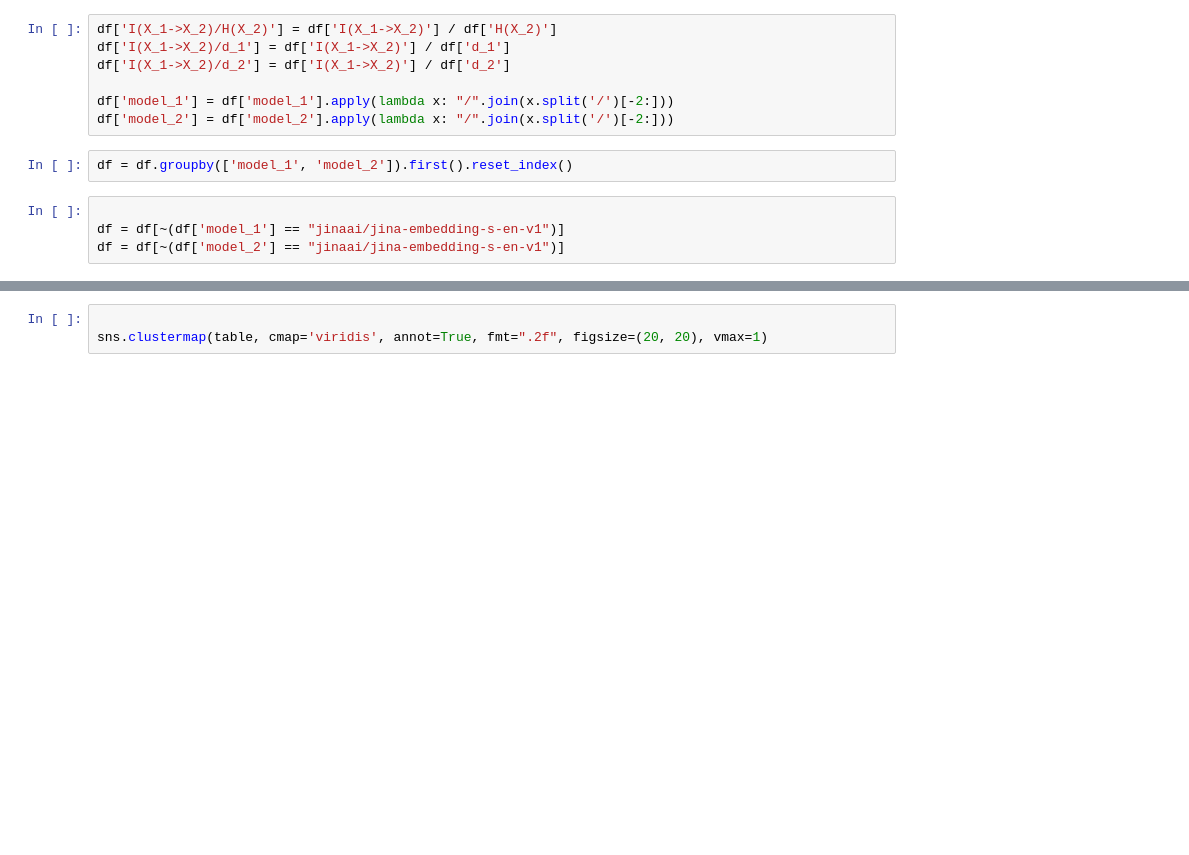
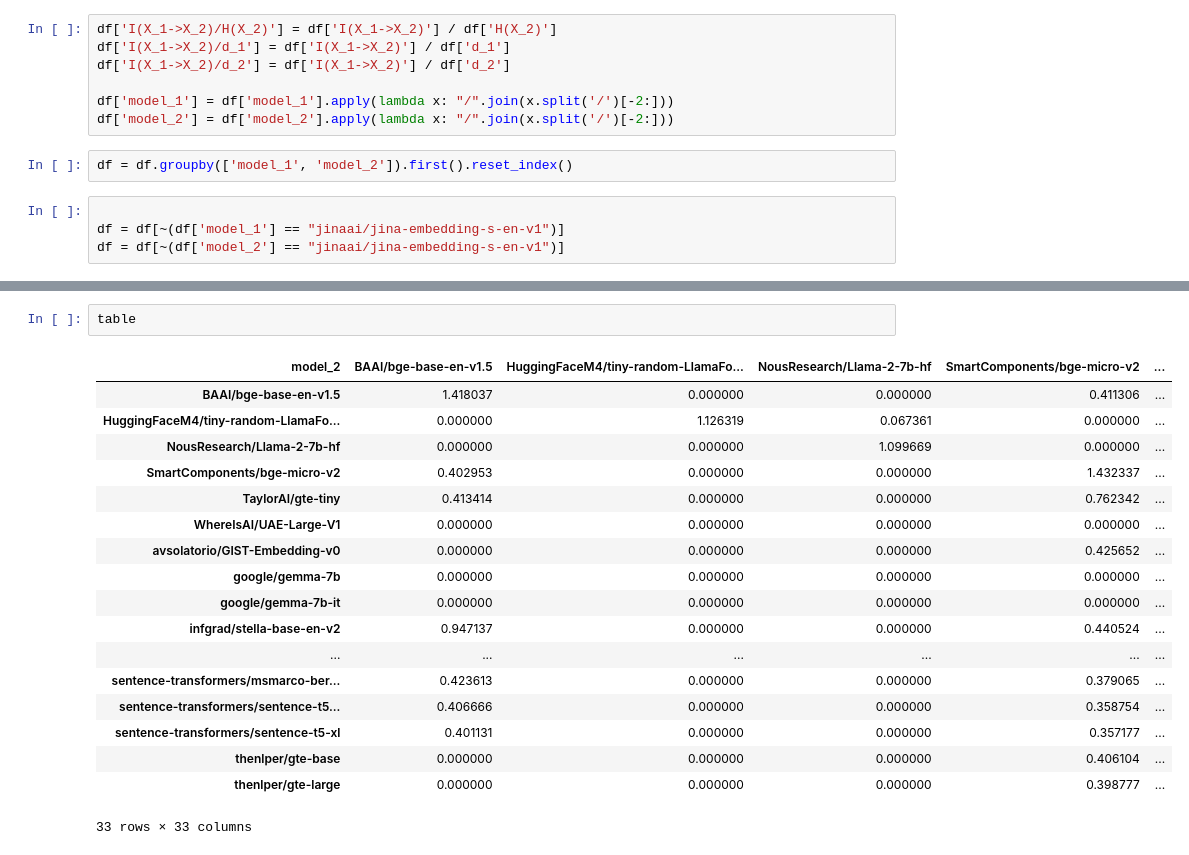
Before and after one commit to ills-montreal/emir, a Jupyter notebook: nlp_embeddings/analysis/Cross MIS from metadata.ipynb, the cells around one changed output, grey strips where cells are left out. Drawn from its saved outputs; the diff is of its cells as text; blank space fills up the shorter version.

```diff
--- a/nlp_embeddings/analysis/Cross MIS from metadata.ipynb
+++ b/nlp_embeddings/analysis/Cross MIS from metadata.ipynb
@@ -88,3 +75,21 @@ plt.tight_layout()
-# %%
-
-sns.clustermap(table, cmap='viridis', annot=True, fmt=".2f", figsize=(20, 20), vmax=1)
+# %%
+table
+# %% [output]
+| model_2 | BAAI/bge-base-en-v1.5 | HuggingFaceM4/tiny-random-LlamaFo... | NousResearch/Llama-2-7b-hf | SmartComponents/bge-micro-v2 | ... |
+| BAAI/bge-base-en-v1.5 | 1.418037 | 0.000000 | 0.000000 | 0.411306 | ... |
+| HuggingFaceM4/tiny-random-LlamaFo... | 0.000000 | 1.126319 | 0.067361 | 0.000000 | ... |
+| NousResearch/Llama-2-7b-hf | 0.000000 | 0.000000 | 1.099669 | 0.000000 | ... |
+| SmartComponents/bge-micro-v2 | 0.402953 | 0.000000 | 0.000000 | 1.432337 | ... |
+| TaylorAI/gte-tiny | 0.413414 | 0.000000 | 0.000000 | 0.762342 | ... |
+| WhereIsAI/UAE-Large-V1 | 0.000000 | 0.000000 | 0.000000 | 0.000000 | ... |
+| avsolatorio/GIST-Embedding-v0 | 0.000000 | 0.000000 | 0.000000 | 0.425652 | ... |
+| google/gemma-7b | 0.000000 | 0.000000 | 0.000000 | 0.000000 | ... |
+| google/gemma-7b-it | 0.000000 | 0.000000 | 0.000000 | 0.000000 | ... |
+| infgrad/stella-base-en-v2 | 0.947137 | 0.000000 | 0.000000 | 0.440524 | ... |
+| ... | ... | ... | ... | ... | ... |
+| sentence-transformers/msmarco-ber... | 0.423613 | 0.000000 | 0.000000 | 0.379065 | ... |
+| sentence-transformers/sentence-t5... | 0.406666 | 0.000000 | 0.000000 | 0.358754 | ... |
+| sentence-transformers/sentence-t5-xl | 0.401131 | 0.000000 | 0.000000 | 0.357177 | ... |
+| thenlper/gte-base | 0.000000 | 0.000000 | 0.000000 | 0.406104 | ... |
+| thenlper/gte-large | 0.000000 | 0.000000 | 0.000000 | 0.398777 | ... |
+33 rows × 33 columns
```
Also changed, not shown: parts of 31 cells of this notebook, 30 other files.
